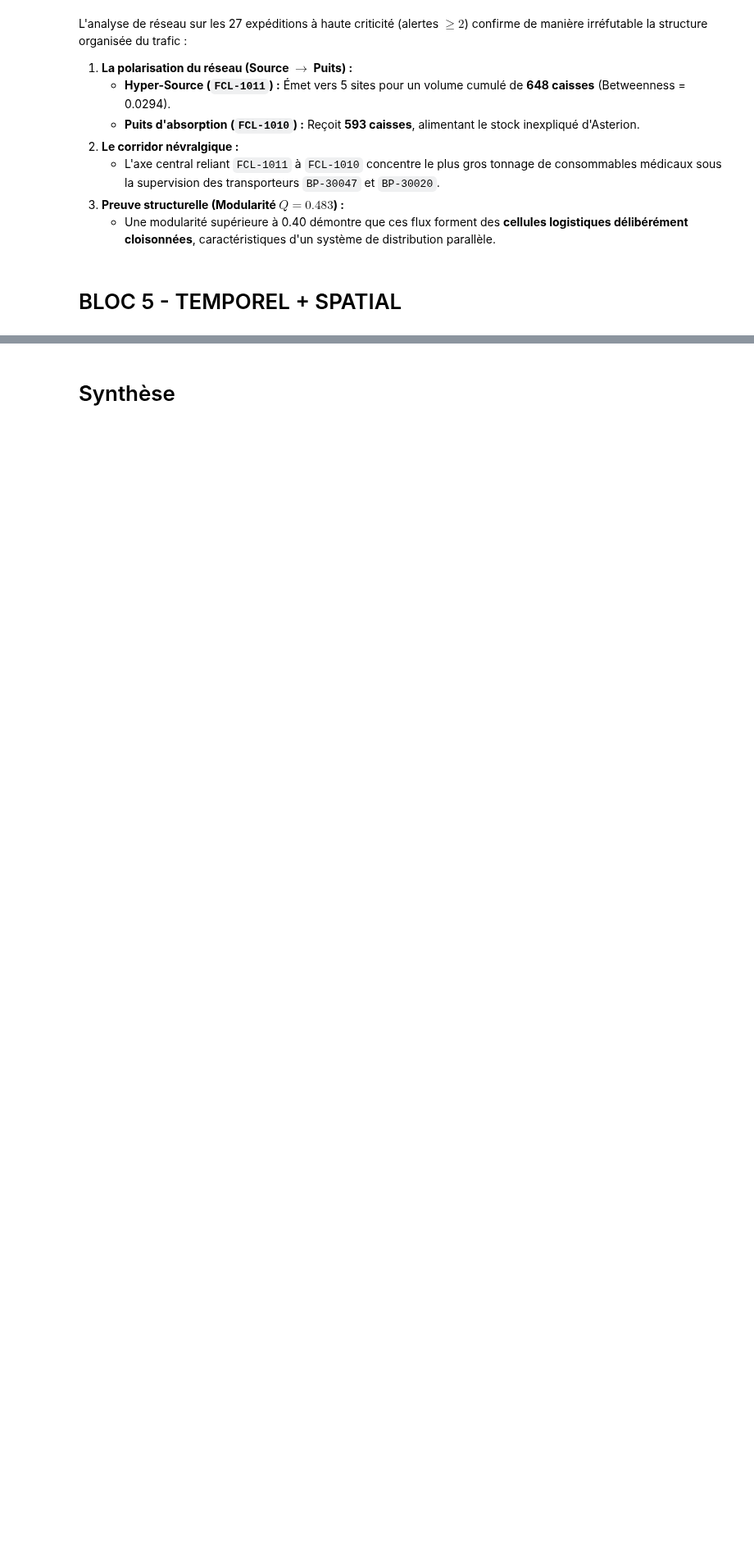
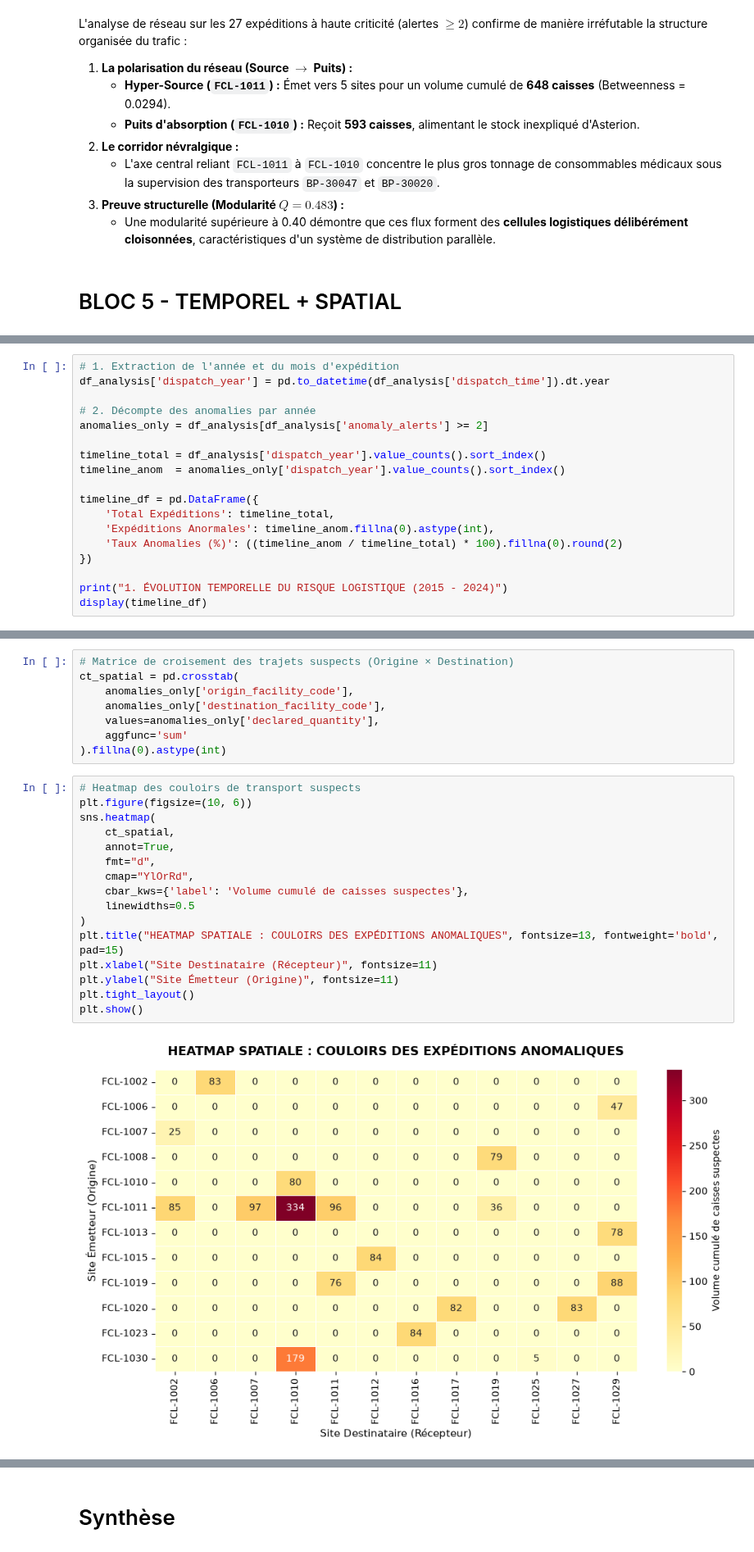
Before and after one commit to HananeDjouadi/G05-DataMining-2627, a Jupyter notebook: data/logistics/shipments.ipynb, the cells around one changed output, grey strips where cells are left out. Shown at 82% size. Saved outputs shown, nothing was run; the diff lists cells and outputs as text; blank space fills up the shorter version.

```diff
--- a/data/logistics/shipments.ipynb
+++ b/data/logistics/shipments.ipynb
@@ -1882,0 +1885,18 @@ L'analyse de réseau sur les 27 expéditions à haute criticité (alertes $\ge 2
+# %%
+# 1. Extraction de l'année et du mois d'expédition
+df_analysis['dispatch_year'] = pd.to_datetime(df_analysis['dispatch_time']).dt.year
+
+# 2. Décompte des anomalies par année
+anomalies_only = df_analysis[df_analysis['anomaly_alerts'] >= 2]
+
+timeline_total = df_analysis['dispatch_year'].value_counts().sort_index()
+timeline_anom  = anomalies_only['dispatch_year'].value_counts().sort_index()
+
+timeline_df = pd.DataFrame({
+    'Total Expéditions': timeline_total,
+    'Expéditions Anormales': timeline_anom.fillna(0).astype(int),
+    'Taux Anomalies (%)': ((timeline_anom / timeline_total) * 100).fillna(0).round(2)
+})
+
+print("1. ÉVOLUTION TEMPORELLE DU RISQUE LOGISTIQUE (2015 - 2024)")
+display(timeline_df)
@@ -1882,0 +1938,26 @@ L'analyse de réseau sur les 27 expéditions à haute criticité (alertes $\ge 2
+# %%
+# Matrice de croisement des trajets suspects (Origine × Destination)
+ct_spatial = pd.crosstab(
+    anomalies_only['origin_facility_code'],
+    anomalies_only['destination_facility_code'],
+    values=anomalies_only['declared_quantity'],
+    aggfunc='sum'
+).fillna(0).astype(int)
+# %%
+# Heatmap des couloirs de transport suspects
+plt.figure(figsize=(10, 6))
+sns.heatmap(
+    ct_spatial,
+    annot=True,
+    fmt="d",
+    cmap="YlOrRd",
+    cbar_kws={'label': 'Volume cumulé de caisses suspectes'},
+    linewidths=0.5
+)
+plt.title("HEATMAP SPATIALE : COULOIRS DES EXPÉDITIONS ANOMALIQUES", fontsize=13, fontweight='bold', pad=15)
+plt.xlabel("Site Destinataire (Récepteur)", fontsize=11)
+plt.ylabel("Site Émetteur (Origine)", fontsize=11)
+plt.tight_layout()
+plt.show()
+# %% [output]
+[figure, added]
```
Also changed, not shown: parts of 10 cells of this notebook, 1 other file.
